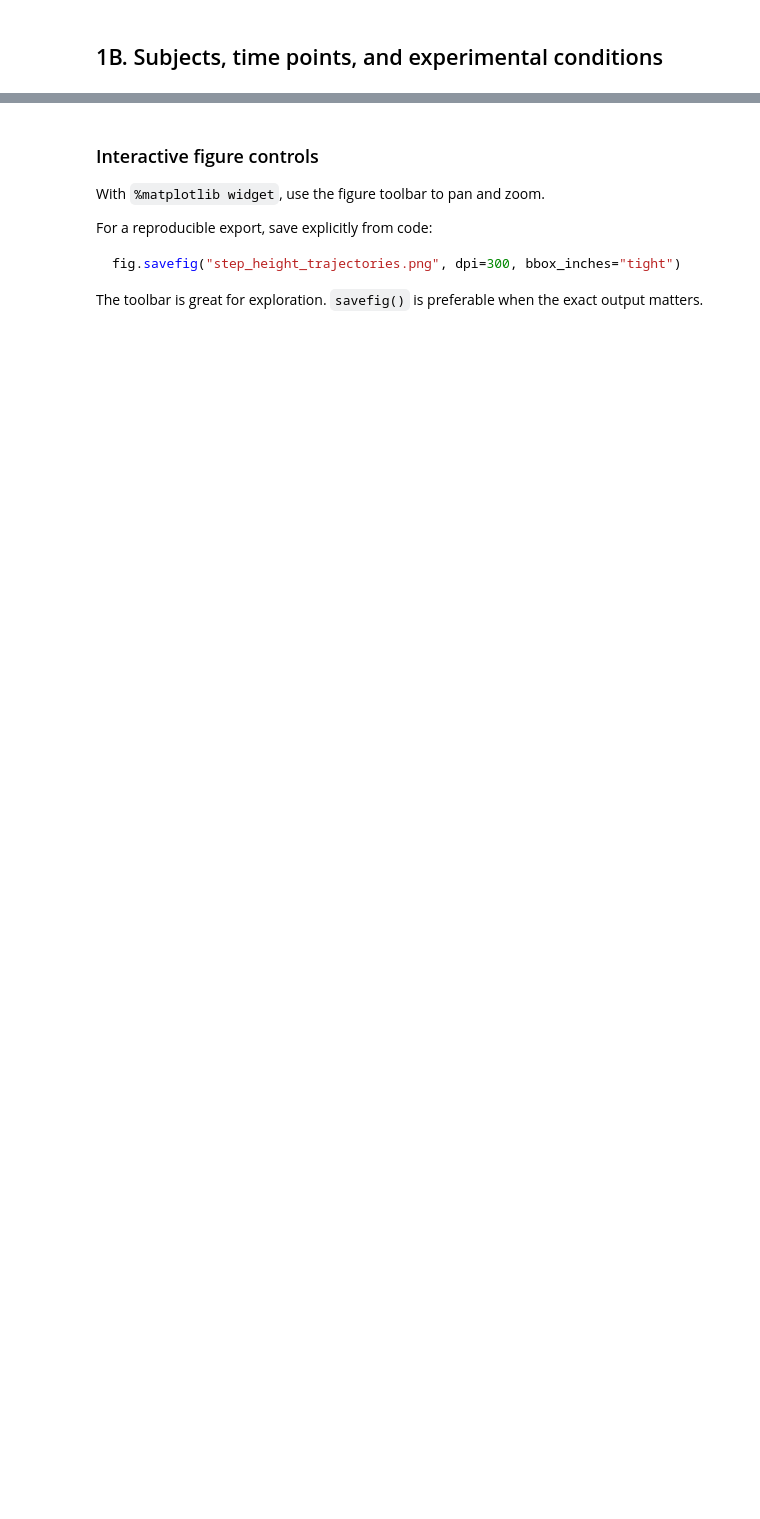
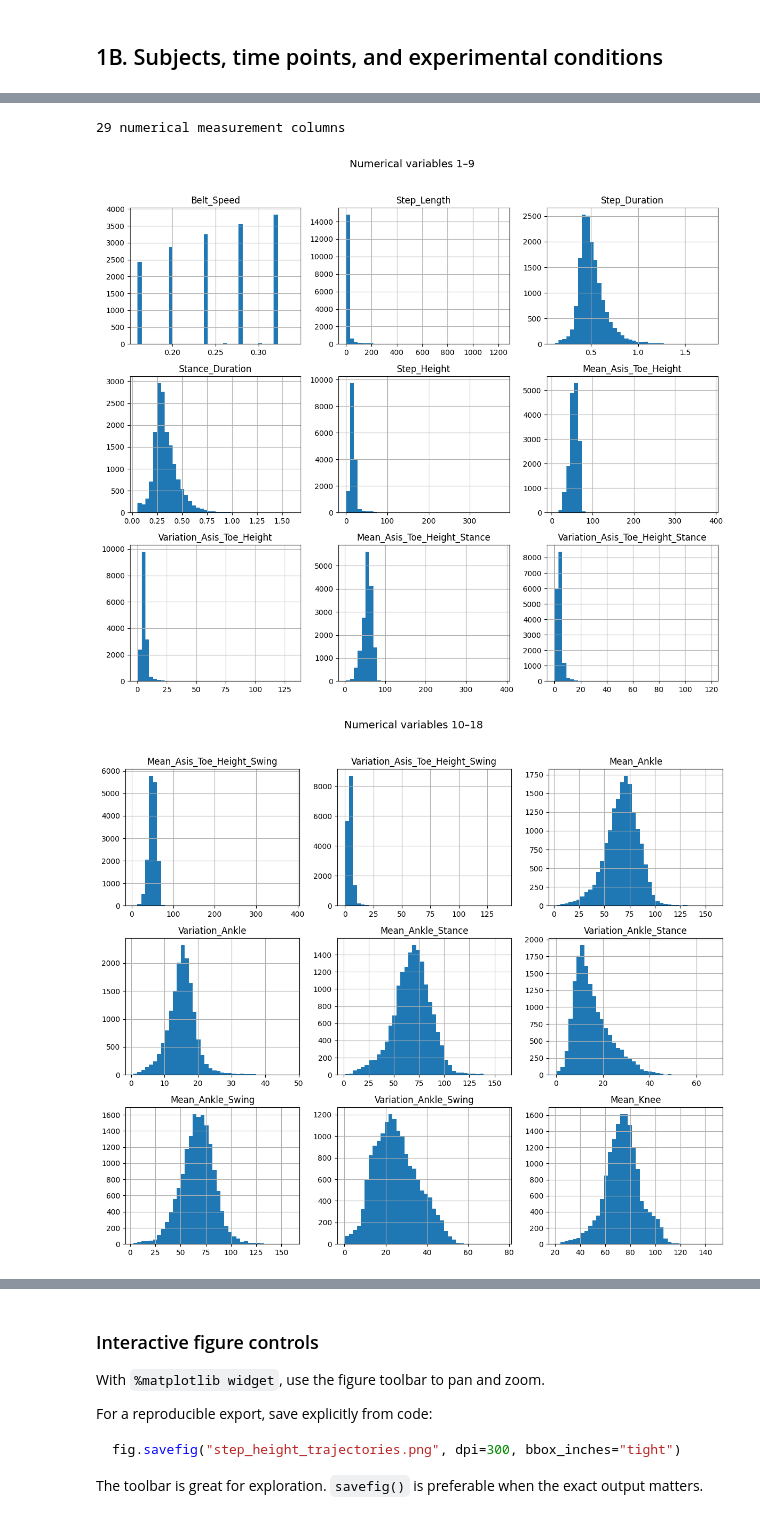
Before and after one commit to spencelab/spence-ml-ai-bme-course, a Jupyter notebook: notebooks/03_Mystery_Dataset_End_to_End_ML.ipynb, the cells around one changed output, grey strips where cells are left out. Saved outputs shown, nothing was run; the diff lists cells and outputs as text; code cells hidden in the pictures; blank space fills up the shorter version.

```diff
--- a/notebooks/03_Mystery_Dataset_End_to_End_ML.ipynb
+++ b/notebooks/03_Mystery_Dataset_End_to_End_ML.ipynb
@@ -213,0 +334,40 @@ Which columns would you absolutely **not** give to a model if the goal were to g
+# %%
+plt.close("all")
+# Ok now let's go nuts and do all of them!
+# Columns that are numeric but are really identifiers / indexing variables
+exclude_numeric = [
+    "Unnamed: 0",
+    "Rat",
+    "Stride",
+]
+
+numeric_cols = [
+    col for col in df.select_dtypes(include="number").columns
+    if col not in exclude_numeric
+]
+
+print(f"{len(numeric_cols)} numerical measurement columns")
+
+# Plot 9 variables at a time
+for start in range(0, len(numeric_cols), 9):
+
+    cols = numeric_cols[start:start + 9]
+
+    axes = df[cols].hist(
+        bins=40,
+        figsize=(12, 10),
+        layout=(3, 3),
+    )
+
+    plt.suptitle(
+        f"Numerical variables {start + 1}–{start + len(cols)}",
+        y=1.02,
+        fontsize=14,
+    )
+
+    plt.tight_layout()
+    plt.show()
+# %% [output]
+29 numerical measurement columns
+[figure, added]
+[figure, added]
```
Also changed, not shown: parts of 28 cells of this notebook.
